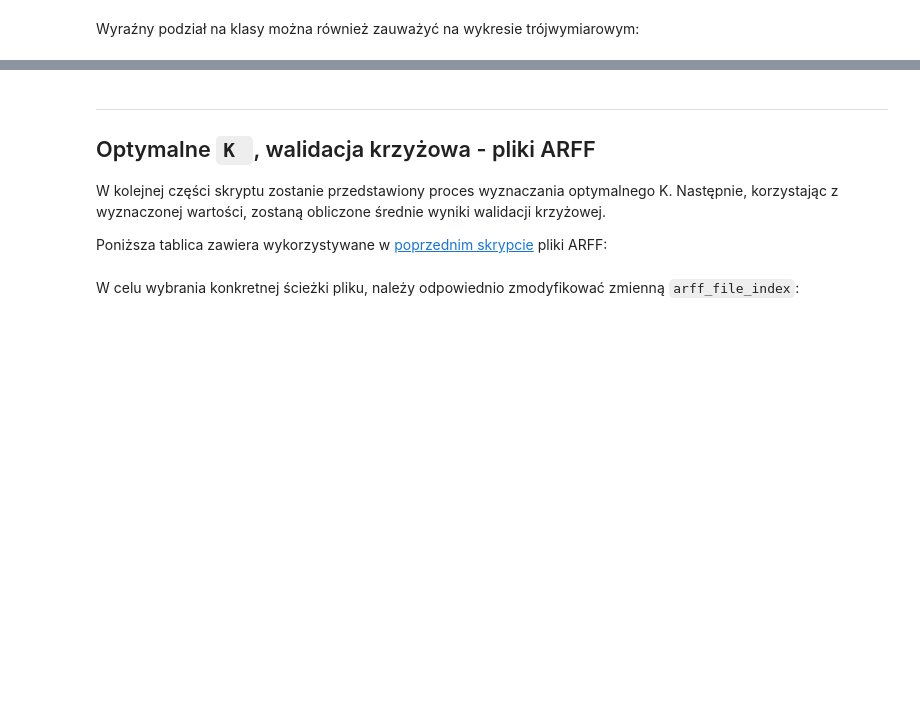
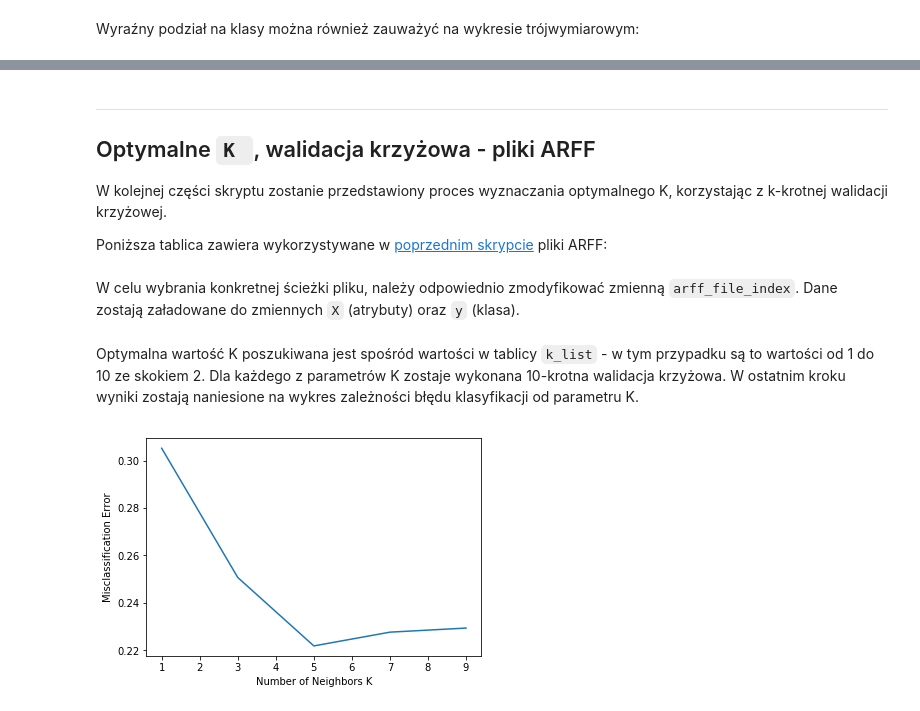
Before and after one commit to JakubFlis/jupyter-machine-learning, a Jupyter notebook: 3_KNN.ipynb, the cells around one changed output, grey strips where cells are left out. Drawn from its saved outputs; the diff is of its cells as text; code cells hidden in the pictures; blank space fills up the shorter version.

```diff
--- a/3_KNN.ipynb
+++ b/3_KNN.ipynb
@@ -90,7 +87,7 @@ KNNPlotHelper().plot_3d(X, y)
 ---
 ## Optymalne `K `, walidacja krzyżowa - pliki ARFF
 
-W kolejnej części skryptu zostanie przedstawiony proces wyznaczania optymalnego K. Następnie, korzystając z wyznaczonej wartości, zostaną obliczone średnie wyniki walidacji krzyżowej.
+W kolejnej części skryptu zostanie przedstawiony proces wyznaczania optymalnego K, korzystając z k-krotnej walidacji krzyżowej.
 
 Poniższa tablica zawiera wykorzystywane w [poprzednim skrypcie](2_SVM.ipynb) pliki ARFF:
 # %%
@@ -99,26 +96,30 @@ arff_paths= ['data/car.arff',     #0
             'data/patient.arff',  #2
             'data/weather.arff']  #3
 # %% [markdown]
-W celu wybrania konkretnej ścieżki pliku, należy odpowiednio zmodyfikować zmienną `arff_file_index`:
+W celu wybrania konkretnej ścieżki pliku, należy odpowiednio zmodyfikować zmienną `arff_file_index`.
+Dane zostają załadowane do zmiennych `X` (atrybuty) oraz `y` (klasa).
+# %%
+arff_file_index = 0
+
+data = load_arff(arff_paths[arff_file_index])
+X = data.data
+y = data.target
+# %% [markdown]
+Optymalna wartość K poszukiwana jest spośród wartości w tablicy `k_list` - w tym przypadku są to wartości od 1 do 10 ze skokiem 2. Dla każdego z parametrów K zostaje wykonana 10-krotna walidacja krzyżowa. W ostatnim kroku wyniki zostają naniesione na wykres zależności błędu klasyfikacji od parametru K.
 # %%
-arff_file_index = 2
-
-data = load_arff(arff_paths[arff_file_index])
-X = data.data
-y = data.target
-
 k_list = list(range(1, 10, 2))
 results = []
 
 for k in k_list:
     knn = KNeighborsClassifier(n_neighbors=k)
-    scores = cross_val_score(knn, X_train, y_train, cv=10, scoring='accuracy')
+    scores = cross_val_score(knn, X, y, cv=10, scoring='accuracy')
     results.append(scores.mean())
 
 results = [1 - r for r in results]
 
-# plot misclassification error vs k
 plt.plot(k_list, results)
 plt.xlabel('Number of Neighbors K')
 plt.ylabel('Misclassification Error')
 plt.show()
+# %% [output]
+[figure, added]
```
Also changed, not shown: parts of 6 cells of this notebook, 7 other files.
